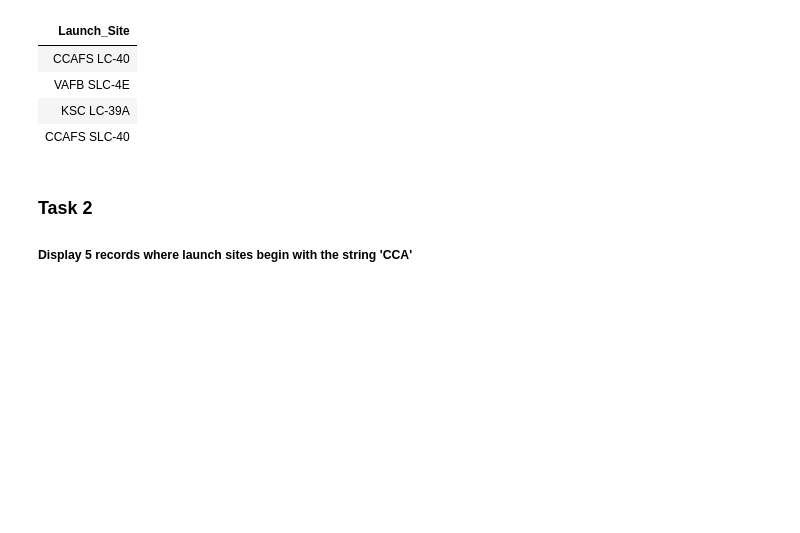
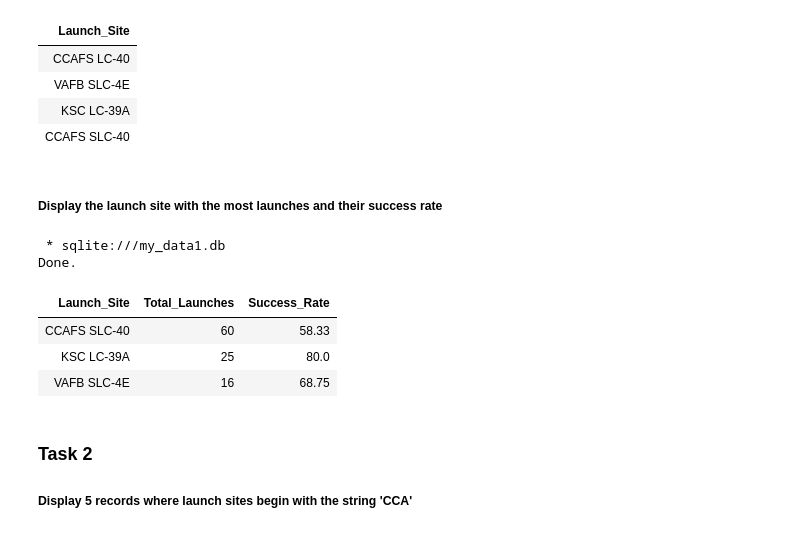
Before and after one commit to santisemensi91/IBM-project, a Jupyter notebook: eda-sql-coursera_sqllite.ipynb, the cells around one changed output. Cells and saved outputs as stored; diff of their text form; code cells hidden in the pictures; blank space fills up the shorter version.

```diff
--- a/eda-sql-coursera_sqllite.ipynb
+++ b/eda-sql-coursera_sqllite.ipynb
@@ -107,6 +127,36 @@ Done.
 | VAFB SLC-4E |
 | KSC LC-39A |
 | CCAFS SLC-40 |
+# %% [markdown]
+##### Display the launch site with the most launches and their success rate
+# %%
+%%sql
+SELECT
+    CASE
+        WHEN Launch_Site IN ('CCAFS SLC-40', 'CCAFS LC-40') THEN 'CCAFS SLC-40'
+        ELSE Launch_Site
+    END AS Launch_Site,
+    COUNT(*) AS Total_Launches,
+    ROUND(
+        100.0 * SUM(CASE WHEN Landing_Outcome LIKE 'Success%' OR Landing_Outcome LIKE 'Controlled%' THEN 1 ELSE 0 END) / COUNT(*),
+        2
+    ) AS Success_Rate
+FROM
+    SPACEXTABLE
+GROUP BY
+    CASE
+        WHEN Launch_Site IN ('CCAFS SLC-40', 'CCAFS LC-40') THEN 'CCAFS SLC-40'
+        ELSE Launch_Site
+    END
+ORDER BY
+    Total_Launches DESC;
+# %% [output]
+ * sqlite:///my_data1.db
+Done.
+| Launch_Site | Total_Launches | Success_Rate |
+| CCAFS SLC-40 | 60 | 58.33 |
+| KSC LC-39A | 25 | 80.0 |
+| VAFB SLC-4E | 16 | 68.75 |
 # %% [markdown]
 
 ### Task 2
```
Also changed, not shown: parts of 19 cells of this notebook, 9 other files.
